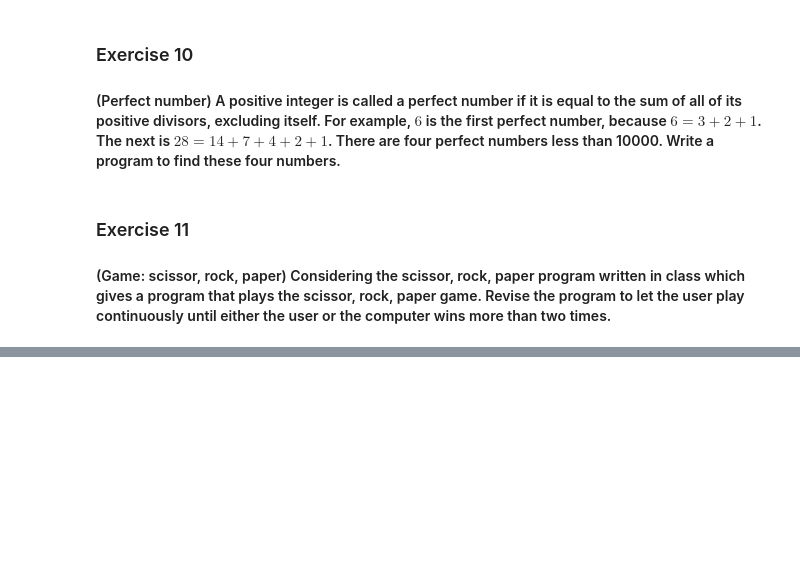
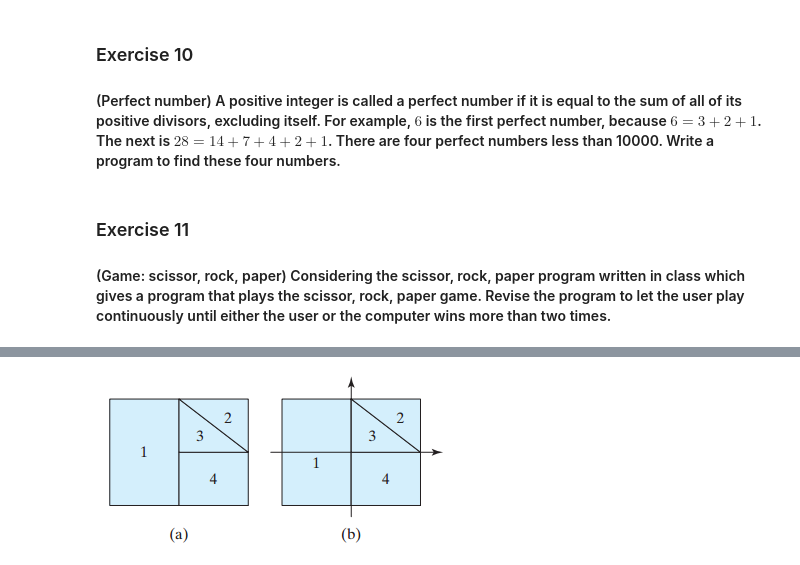
Before and after one commit to cs50puyo/assignments, a Jupyter notebook: assignment_12_loops.ipynb, the cells around one changed output, grey strips where cells are left out. Drawn from its saved outputs; the diff is of its cells as text; code cells hidden in the pictures; blank space fills up the shorter version.

```diff
--- a/assignment_12_loops.ipynb
+++ b/assignment_12_loops.ipynb
@@ -77,0 +101,4 @@ $$ e=1+\frac{1}{1!}+\frac{1}{2!}+\frac{1}{3!}+\frac{1}{4!}+ ... +\frac{1}{i!}$$
+# %%
+Image(filename = "img/ass12_ex13_00.png")
+# %% [output]
+[figure, added]
```
Also changed, not shown: parts of 8 cells of this notebook, 1 other file.
